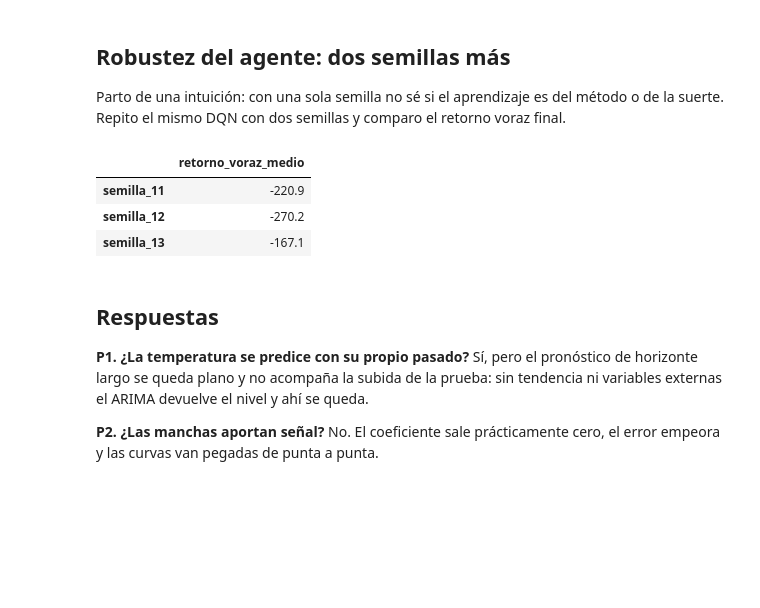
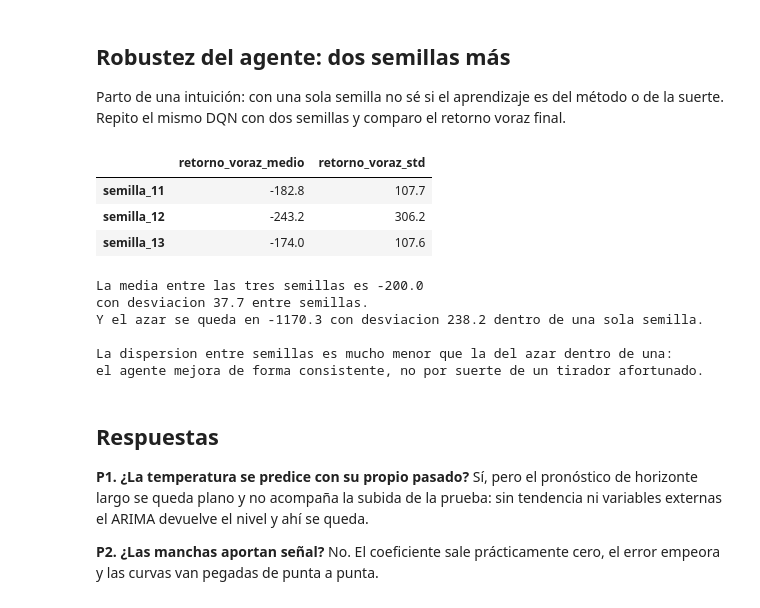
Before and after one commit to JheisonMB/ml, a Jupyter notebook: series-temporales-prediccion/series_temporales_prediccion.ipynb, the cells around one changed output. Drawn from its saved outputs; the diff is of its cells as text; code cells hidden in the pictures; blank space fills up the shorter version.

```diff
--- a/series-temporales-prediccion/series_temporales_prediccion.ipynb
+++ b/series-temporales-prediccion/series_temporales_prediccion.ipynb
@@ -808,8 +869,9 @@ Mi intuición ya dice qué hay que lograr: subir con impulso acumulado y sostene
 import collections
 import torch.nn as nn
 
-torch.manual_seed(11)
-np.random.seed(11)
+TRAIN_SEED = 11
+torch.manual_seed(TRAIN_SEED)
+np.random.seed(TRAIN_SEED)
 torques = np.array([-2.0, -1.0, 0.0, 1.0, 2.0], dtype=np.float32)
 
 class QNet(nn.Module):
@@ -828,11 +890,11 @@ optimizer = torch.optim.Adam(policy.parameters(), lr=1e-3)
 loss_fn = nn.MSELoss()
 memory = collections.deque(maxlen=20000)
 
-train_env = gym.make('Pendulum-v1')
+train_env = gym.make("Pendulum-v1")
 epsilon, gamma = 1.0, 0.99
 episode_returns = []
 for episode in range(300):
-    observation, _ = train_env.reset()
+    observation, _ = train_env.reset(seed=TRAIN_SEED + episode)
     total = 0.0
     for _ in range(200):
         if np.random.rand() < epsilon:
@@ -865,9 +927,9 @@ for episode in range(300):
 train_env.close()
 
 learning = pd.Series(episode_returns)
-print('Retorno medio, primeros 20 episodios contra últimos 20:')
+print("Retorno medio, primeros 20 episodios contra ultimos 20:")
 display(pd.DataFrame({
-    'inicio': [learning.iloc[:20].mean()],
-    'final': [learning.iloc[-20:].mean()],
+    "inicio": [learning.iloc[:20].mean()],
+    "final": [learning.iloc[-20:].mean()],
 }).round(1))
 # %% [output]
@@ -925,10 +1002,10 @@ def run_dqn_seed(seed):
     frozen.load_state_dict(brain.state_dict())
     opt = torch.optim.Adam(brain.parameters(), lr=1e-3)
     slots = collections.deque(maxlen=20000)
-    gym_env = gym.make('Pendulum-v1')
+    gym_env = gym.make("Pendulum-v1")
     eps = 1.0
     for episode in range(300):
-        observation, _ = gym_env.reset()
+        observation, _ = gym_env.reset(seed=seed + episode)
         for _ in range(200):
             if np.random.rand() < eps:
                 choice = np.random.randint(len(torques))
@@ -950,44 +1027,60 @@ def run_dqn_seed(seed):
                     upcoming = rewards + gamma * frozen(next_states).max(dim=1).values * (1 - dones)
                 guesses = brain(states)[range(64), actions]
                 opt.zero_grad()
                 loss_fn(guesses, upcoming).backward()
                 opt.step()
         if episode % 25 == 0:
             frozen.load_state_dict(brain.state_dict())
         eps = max(0.05, eps * 0.985)
     gym_env.close()
     return brain
 
-seed_scores = []
+seed_rows = []
 for seed in [12, 13]:
     seeded_brain = run_dqn_seed(seed)
     seeded_brain.eval()
     seeded_returns = []
-    probe_env = gym.make('Pendulum-v1')
-    for _ in range(20):
-        observation, _ = probe_env.reset()
+    probe_env = gym.make("Pendulum-v1")
+    for episode in range(20):
+        observation, _ = probe_env.reset(seed=seed + episode)
         total, done = 0.0, False
         while not done:
             with torch.no_grad():
                 choice = int(seeded_brain(torch.Tensor(observation)).argmax())
             step_result = probe_env.step(np.array([torques[choice]], dtype=np.float32))
             observation, reward, terminated, truncated, _ = step_result
             total += reward
             done = terminated or truncated
         seeded_returns.append(total)
     probe_env.close()
-    seed_scores.append(np.mean(seeded_returns))
+    seed_rows.append((seed, np.mean(seeded_returns), np.std(seeded_returns)))
 
 robustness = pd.DataFrame(
-    {'retorno_voraz_medio': [np.mean(eval_returns)] + seed_scores},
-    index=['semilla_11', 'semilla_12', 'semilla_13'],
+    {
+        "retorno_voraz_medio": [np.mean(eval_returns)] + [row[1] for row in seed_rows],
+        "retorno_voraz_std": [np.std(eval_returns)] + [row[2] for row in seed_rows],
+    },
+    index=["semilla_11", "semilla_12", "semilla_13"],
 )
 display(robustness.round(1))
+
+print("La media entre las tres semillas es", round(robustness["retorno_voraz_medio"].mean(), 1))
+print("con desviacion", round(robustness["retorno_voraz_medio"].std(), 1), "entre semillas.")
+print("Y el azar se queda en", round(baseline.mean(), 1), "con desviacion", round(baseline.std(), 1), "dentro de una sola semilla.")
+print()
+print("La dispersion entre semillas es mucho menor que la del azar dentro de una:")
+print("el agente mejora de forma consistente, no por suerte de un tirador afortunado.")
 # %% [output]
-|  | retorno_voraz_medio |
-| semilla_11 | -220.9 |
-| semilla_12 | -270.2 |
-| semilla_13 | -167.1 |
+|  | retorno_voraz_medio | retorno_voraz_std |
+| semilla_11 | -182.8 | 107.7 |
+| semilla_12 | -243.2 | 306.2 |
+| semilla_13 | -174.0 | 107.6 |
+La media entre las tres semillas es -200.0
+con desviacion 37.7 entre semillas.
+Y el azar se queda en -1170.3 con desviacion 238.2 dentro de una sola semilla.
+
+La dispersion entre semillas es mucho menor que la del azar dentro de una:
+el agente mejora de forma consistente, no por suerte de un tirador afortunado.
 # %% [markdown]
 ## Respuestas
 
```
Also changed, not shown: parts of 6 cells of this notebook, 8 other files.
